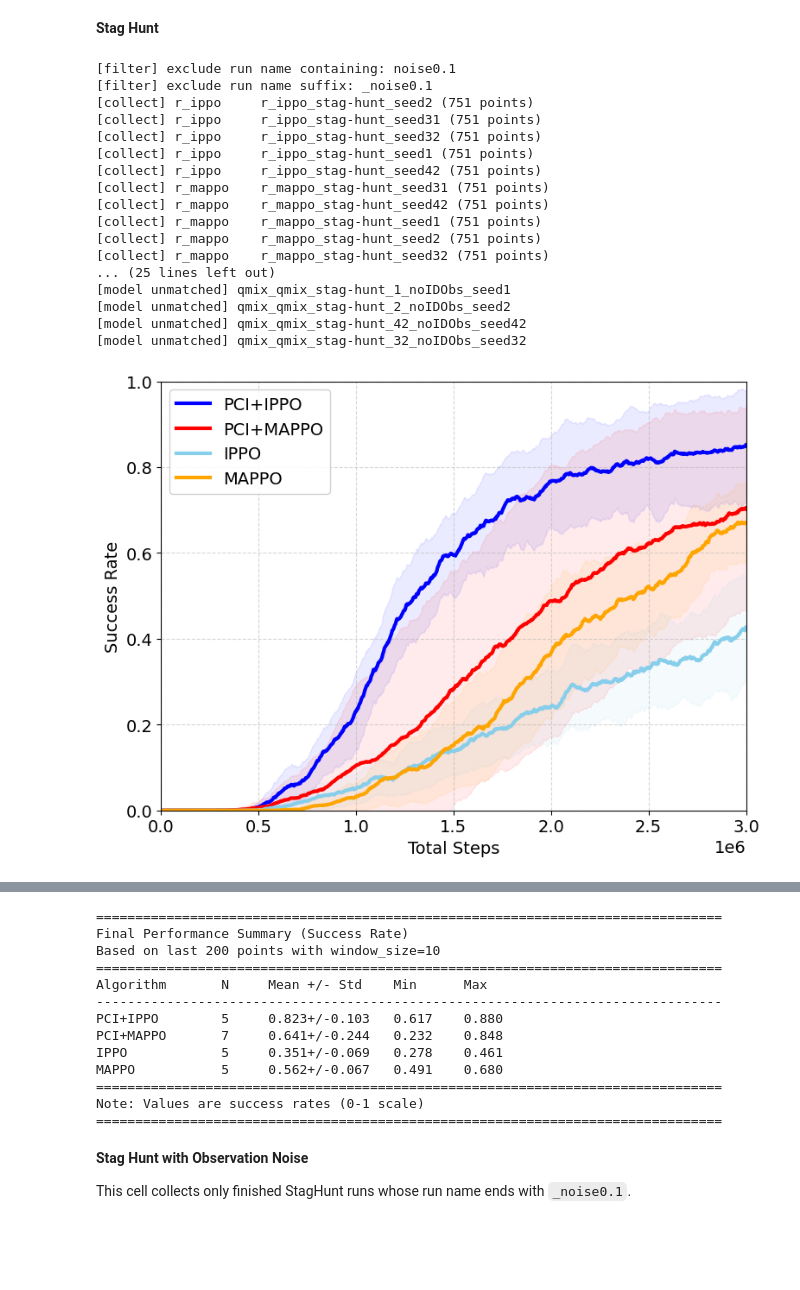
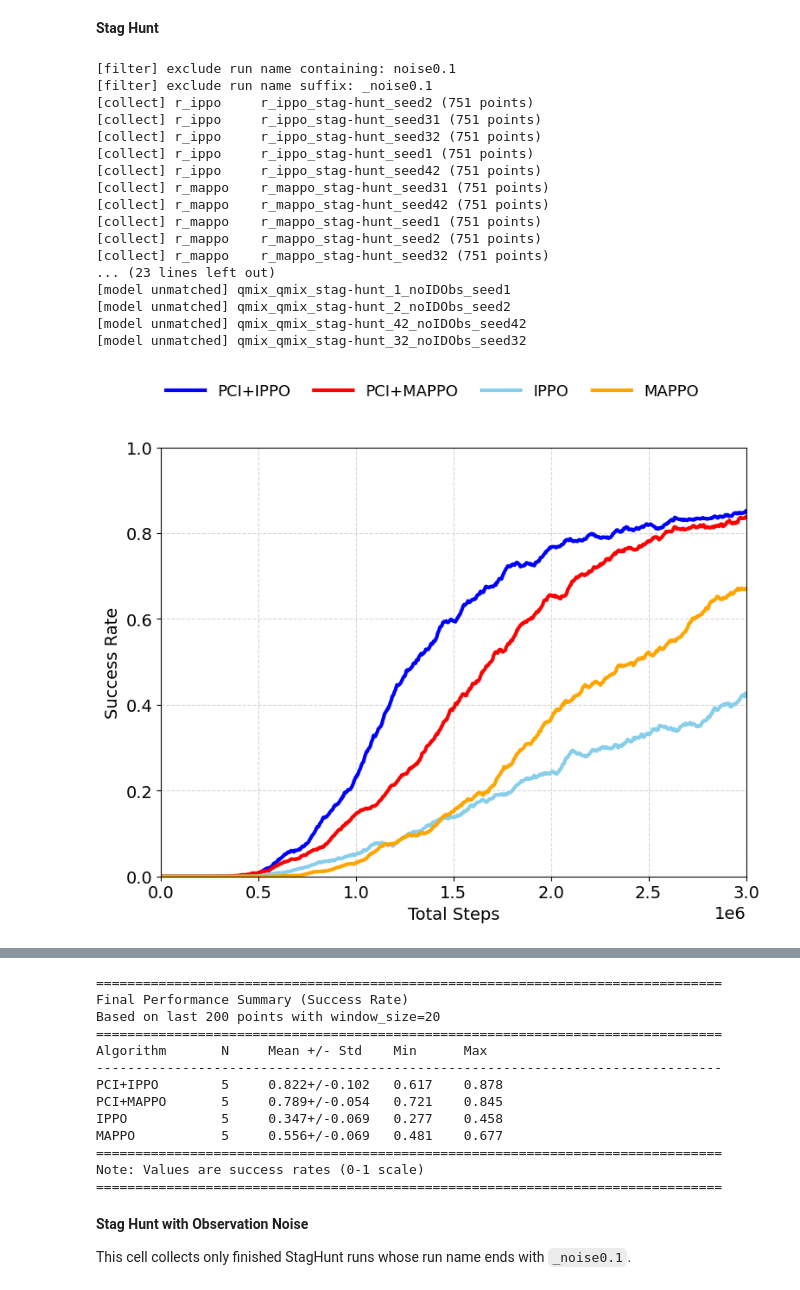
Before and after one commit to chamjinJoo/credit_assign_IRR, a Jupyter notebook: figures/fig_wandb_training_curves.ipynb, the cells around one changed output, grey strips where cells are left out. Cells and saved outputs as stored; diff of their text form; code cells hidden in the pictures; blank space fills up the shorter version.

```diff
--- a/figures/fig_wandb_training_curves.ipynb
+++ b/figures/fig_wandb_training_curves.ipynb
@@ -30,33 +32,65 @@ ENTITY = DEFAULT_ENTITY
 **Stag Hunt**
 # %%
 SH_DIR = Path("wandb_cache/SH")
+WINDOW = 20
+LAST_N = 200
 
 fetch_wandb_training_curves(
     preset="sh",
     entity=ENTITY,
     output_dir=SH_DIR,
     state="finished",
 )
 
 sh_config = build_plot_config("sh", SH_DIR)
-plot(sh_config, figsize=(8, 6), window_size=20, xlim=(0, 3e6))
-print_performance_table(sh_config, window_size=10, last_n=200)
+
+# Extract model legend
+plot_horizontal_legend(
+    sh_config,
+    figsize=(8, 0.8),
+)
+
+# main figure
+plot(
+    sh_config,
+    figsize=(8, 6),
+    window_size=WINDOW,
+    ylim=(0,1),
+    xlim=(0, 3e6),
+    mean_only=True)
+
+# 2) final performance distribution
+plot_final_distribution(
+    sh_config,
+    window_size=WINDOW,
+    last_n=LAST_N,
+    figsize=(7, 5),
+    ylim=(0, 1),
+)
+
+# 3) summary table
+print_performance_table(
+    sh_config,
+    window_size=WINDOW,
+    last_n=LAST_N,
+)
 # %% [output]
 [filter] exclude run name containing: noise0.1
 [filter] exclude run name suffix: _noise0.1
 [collect] r_ippo     r_ippo_stag-hunt_seed2 (751 points)
 [collect] r_ippo     r_ippo_stag-hunt_seed31 (751 points)
 [collect] r_ippo     r_ippo_stag-hunt_seed32 (751 points)
 [collect] r_ippo     r_ippo_stag-hunt_seed1 (751 points)
 [collect] r_ippo     r_ippo_stag-hunt_seed42 (751 points)
 [collect] r_mappo    r_mappo_stag-hunt_seed31 (751 points)
 [collect] r_mappo    r_mappo_stag-hunt_seed42 (751 points)
 [collect] r_mappo    r_mappo_stag-hunt_seed1 (751 points)
 [collect] r_mappo    r_mappo_stag-hunt_seed2 (751 points)
 [collect] r_mappo    r_mappo_stag-hunt_seed32 (751 points)
-... (25 lines left out)
+... (23 lines left out)
 [model unmatched] qmix_qmix_stag-hunt_1_noIDObs_seed1
 [model unmatched] qmix_qmix_stag-hunt_2_noIDObs_seed2
 [model unmatched] qmix_qmix_stag-hunt_42_noIDObs_seed42
 [model unmatched] qmix_qmix_stag-hunt_32_noIDObs_seed32
-[figure, old version]
+[figure, new version]
+[figure, added]
@@ -63,13 +98,13 @@ print_performance_table(sh_config, window_size=10, last_n=200)
 ================================================================================
 Final Performance Summary (Success Rate)
-Based on last 200 points with window_size=10
+Based on last 200 points with window_size=20
 ================================================================================
 Algorithm       N     Mean +/- Std    Min      Max
 --------------------------------------------------------------------------------
-PCI+IPPO        5     0.823+/-0.103   0.617    0.880
-PCI+MAPPO       7     0.641+/-0.244   0.232    0.848
-IPPO            5     0.351+/-0.069   0.278    0.461
-MAPPO           5     0.562+/-0.067   0.491    0.680
+PCI+IPPO        5     0.822+/-0.102   0.617    0.878
+PCI+MAPPO       5     0.789+/-0.054   0.721    0.845
+IPPO            5     0.347+/-0.069   0.277    0.458
+MAPPO           5     0.556+/-0.069   0.481    0.677
 ================================================================================
 Note: Values are success rates (0-1 scale)
 ================================================================================
```
Also changed, not shown: parts of 4 cells of this notebook, 28 other files.
